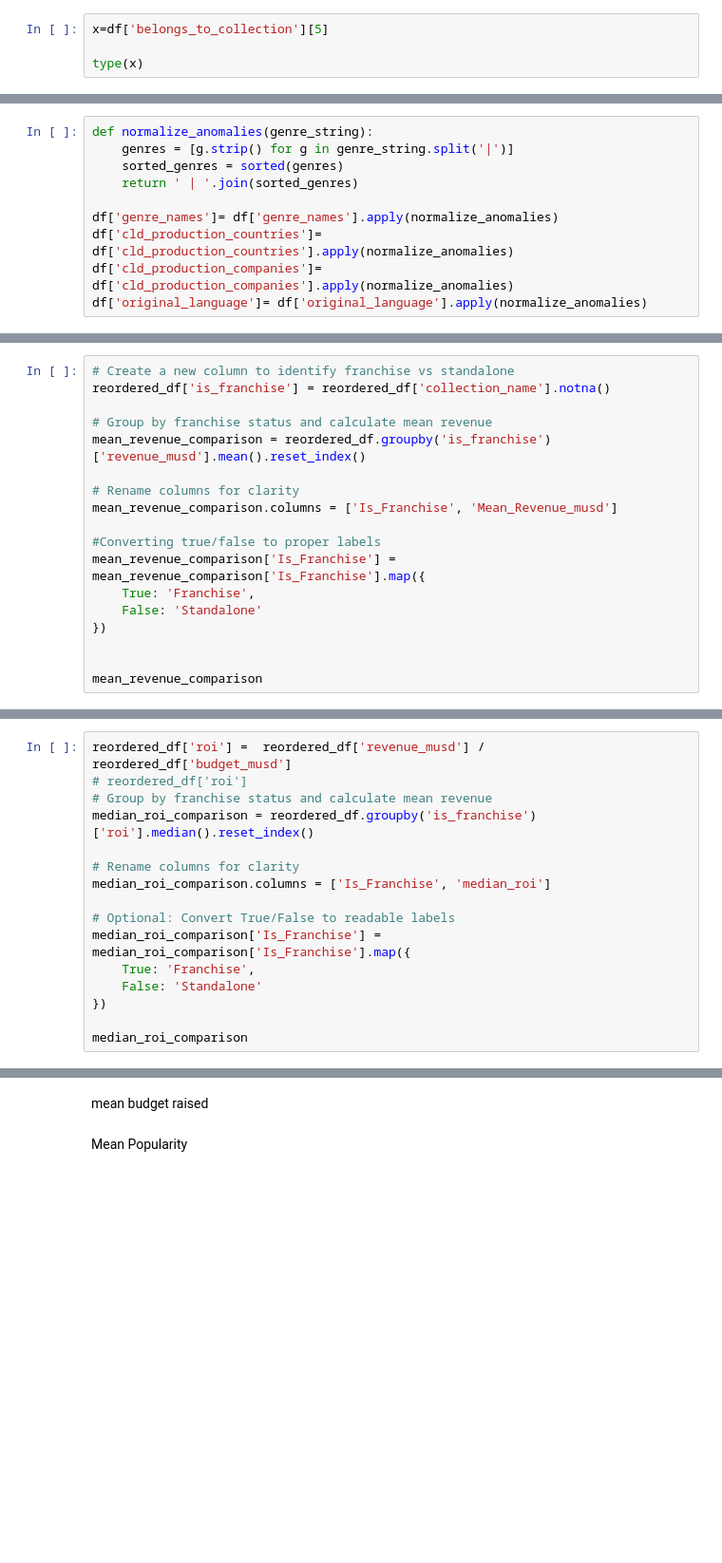
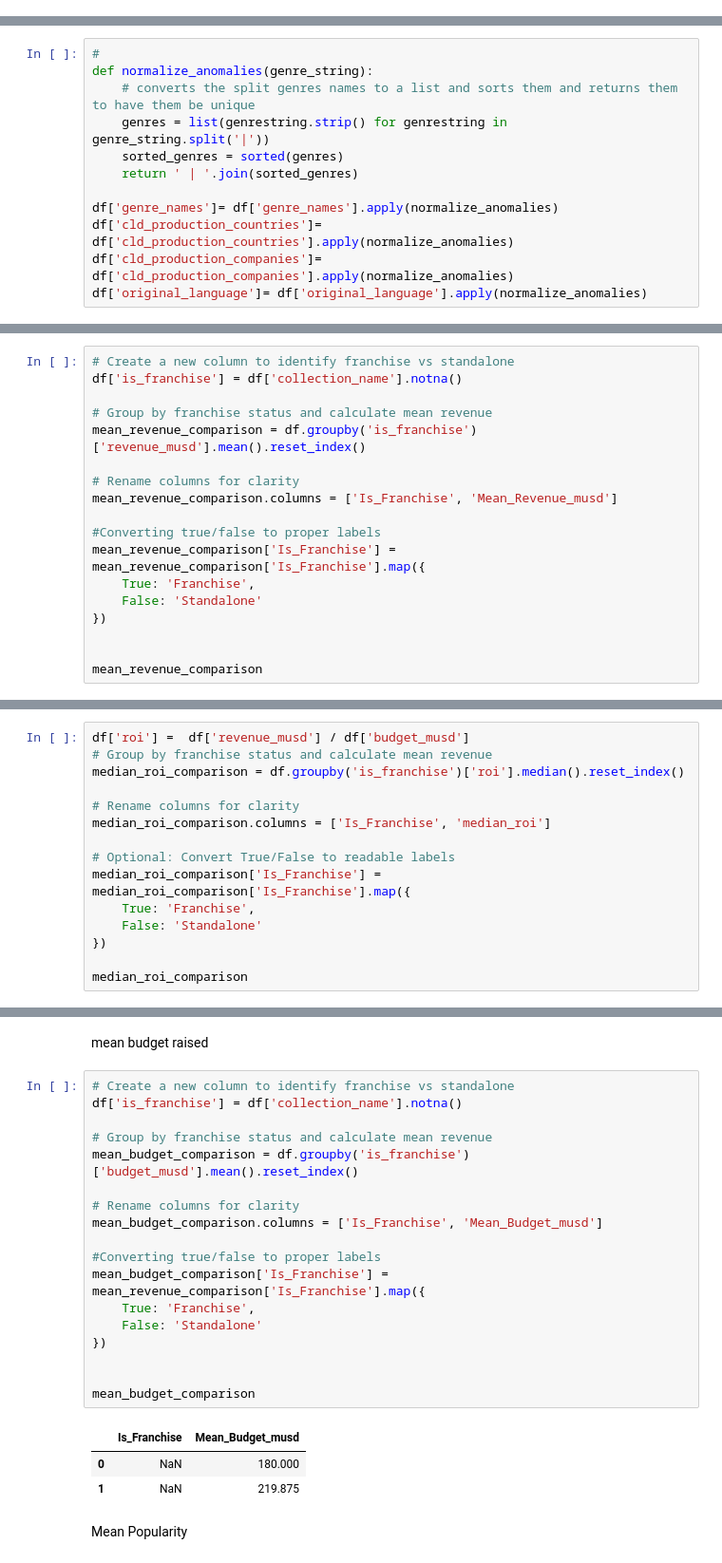
Before and after one commit to kgyauAmtch/Amtch_Personal_Projects, a Jupyter notebook: Project1/notebooks/data_cleaning.ipynb, the cells around one changed output, grey strips where cells are left out. Shown: that part at 95% size. Cells and saved outputs as stored; diff of their text form; blank space fills up the shorter version.

```diff
--- a/Project1/notebooks/data_cleaning.ipynb
+++ b/Project1/notebooks/data_cleaning.ipynb
@@ -126,4 +104,0 @@ dict
-# %%
-x=df['belongs_to_collection'][5]
-
-type(x)
@@ -321,8 +287,10 @@ English | Pусский                                              1
 English | Français                                             1
 Name: original_language, dtype: int64
 # %%
+#
 def normalize_anomalies(genre_string):
-    genres = [g.strip() for g in genre_string.split('|')]
+    # converts the split genres names to a list and sorts them and returns them to have them be unique
+    genres = list(genrestring.strip() for genrestring in genre_string.split('|'))
     sorted_genres = sorted(genres)
     return ' | '.join(sorted_genres)
 
@@ -761,10 +736,10 @@ Index: []
 ### Franchise vs. Standalone Movie Performance
 # %%
 # Create a new column to identify franchise vs standalone
-reordered_df['is_franchise'] = reordered_df['collection_name'].notna()
+df['is_franchise'] = df['collection_name'].notna()
 
 # Group by franchise status and calculate mean revenue
-mean_revenue_comparison = reordered_df.groupby('is_franchise')['revenue_musd'].mean().reset_index()
+mean_revenue_comparison = df.groupby('is_franchise')['revenue_musd'].mean().reset_index()
 
 # Rename columns for clarity
 mean_revenue_comparison.columns = ['Is_Franchise', 'Mean_Revenue_musd']
@@ -787,10 +757,9 @@ See the caveats in the documentation: https://pandas.pydata.org/pandas-docs/stab
 | 0 | Standalone | 1765.140000 |
 | 1 | Franchise | 1682.643125 |
 # %%
-reordered_df['roi'] =  reordered_df['revenue_musd'] / reordered_df['budget_musd']
-# reordered_df['roi']
+df['roi'] =  df['revenue_musd'] / df['budget_musd']
 # Group by franchise status and calculate mean revenue
-median_roi_comparison = reordered_df.groupby('is_franchise')['roi'].median().reset_index()
+median_roi_comparison = df.groupby('is_franchise')['roi'].median().reset_index()
 
 # Rename columns for clarity
 median_roi_comparison.columns = ['Is_Franchise', 'median_roi']
@@ -813,6 +777,28 @@ See the caveats in the documentation: https://pandas.pydata.org/pandas-docs/stab
 | 1 | Franchise | 7.786121 |
 # %% [markdown]
 mean budget raised
+# %%
+# Create a new column to identify franchise vs standalone
+df['is_franchise'] = df['collection_name'].notna()
+
+# Group by franchise status and calculate mean revenue
+mean_budget_comparison = df.groupby('is_franchise')['budget_musd'].mean().reset_index()
+
+# Rename columns for clarity
+mean_budget_comparison.columns = ['Is_Franchise', 'Mean_Budget_musd']
+
+#Converting true/false to proper labels
+mean_budget_comparison['Is_Franchise'] = mean_revenue_comparison['Is_Franchise'].map({
+    True: 'Franchise',
+    False: 'Standalone'
+})
+
+
+mean_budget_comparison
+# %% [output]
+|  | Is_Franchise | Mean_Budget_musd |
+| 0 | NaN | 180.000 |
+| 1 | NaN | 219.875 |
 # %% [markdown]
 Mean Popularity
 # %%
```
Also changed, not shown: parts of 55 cells of this notebook, 1 other file.
